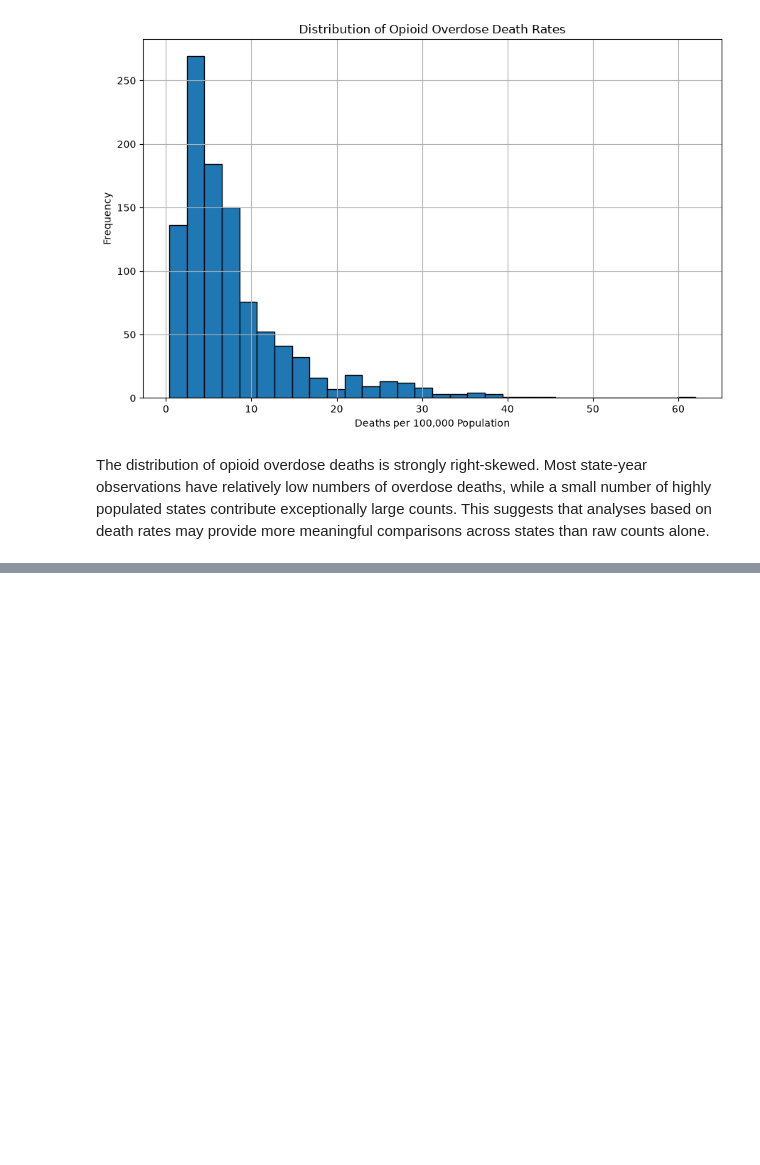
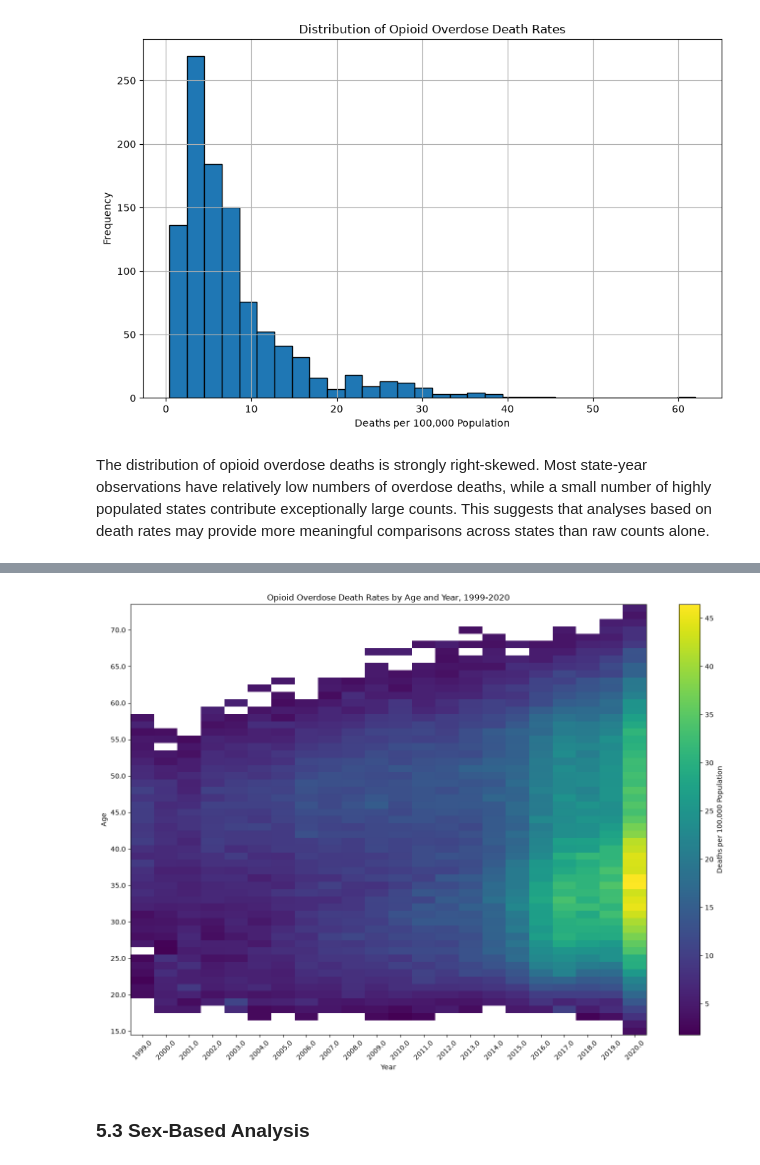
Before and after one commit to abeaderstadt/opioid-overdose-capstone, a Jupyter notebook: notebooks/eda.ipynb, the cells around one changed output, grey strips where cells are left out. Saved outputs shown, nothing was run; the diff lists cells and outputs as text; code cells hidden in the pictures; blank space fills up the shorter version.

```diff
--- a/notebooks/eda.ipynb
+++ b/notebooks/eda.ipynb
@@ -373,0 +604,19 @@ The distribution of opioid overdose deaths is strongly right-skewed. Most state-
+# %%
+# Create an age-by-year summary
+age_year_trend = (
+    age_analysis_df .groupby(["age", "year"], as_index=False)
+    .agg(
+        deaths=("deaths", "sum"),
+        population=("population", "sum"),
+    )
+)
+
+# Calculate opioid death rate per 100,000 population
+age_year_trend["opioid_death_rate"] = (
+    age_year_trend["deaths"]
+    / age_year_trend["population"]
+    * 100_000
+)
+
+# Preview the results
+age_year_trend.head()
@@ -373,0 +630,60 @@ The distribution of opioid overdose deaths is strongly right-skewed. Most state-
+# %%
+# Reshape the data for the heatmap
+age_heatmap = age_year_trend.pivot(
+    index="age",
+    columns="year",
+    values="opioid_death_rate",
+)
+
+# Create the heatmap
+figures_dir = Path("../figures")
+figures_dir.mkdir(parents=True, exist_ok=True)
+
+plt.figure(figsize=(14, 10))
+
+plt.imshow(
+    age_heatmap,
+    aspect="auto",
+    origin="lower",
+)
+
+plt.colorbar(
+    label="Deaths per 100,000 Population"
+)
+
+plt.title(
+    "Opioid Overdose Death Rates by Age and Year, 1999-2020"
+)
+plt.xlabel("Year")
+plt.ylabel("Age")
+
+plt.xticks(
+    ticks=range(len(age_heatmap.columns)),
+    labels=age_heatmap.columns,
+    rotation=45,
+)
+
+age_positions = range(
+    0,
+    len(age_heatmap.index),
+    5,
+)
+
+plt.yticks(
+    ticks=age_positions,
+    labels=age_heatmap.index[::5],
+)
+
+plt.tight_layout()
+
+plt.savefig(
+    figures_dir / "opioid_death_rates_age_year_heatmap.png",
+    dpi=300,
+    bbox_inches="tight",
+)
+
+plt.show()
+# %% [output]
+[figure, added]
+# %% [markdown]
+### 5.3 Sex-Based Analysis
```
Also changed, not shown: parts of 16 cells of this notebook, 6 other files.
